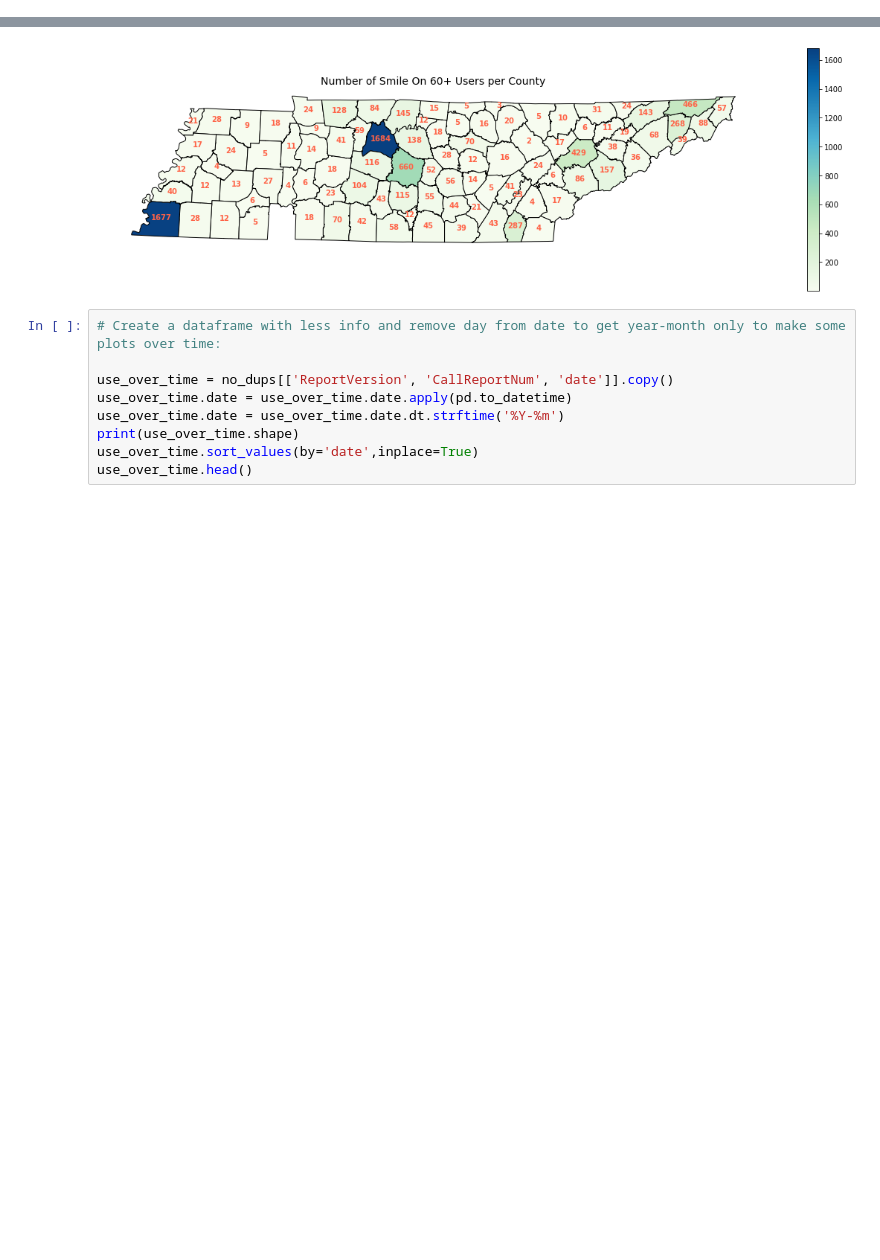
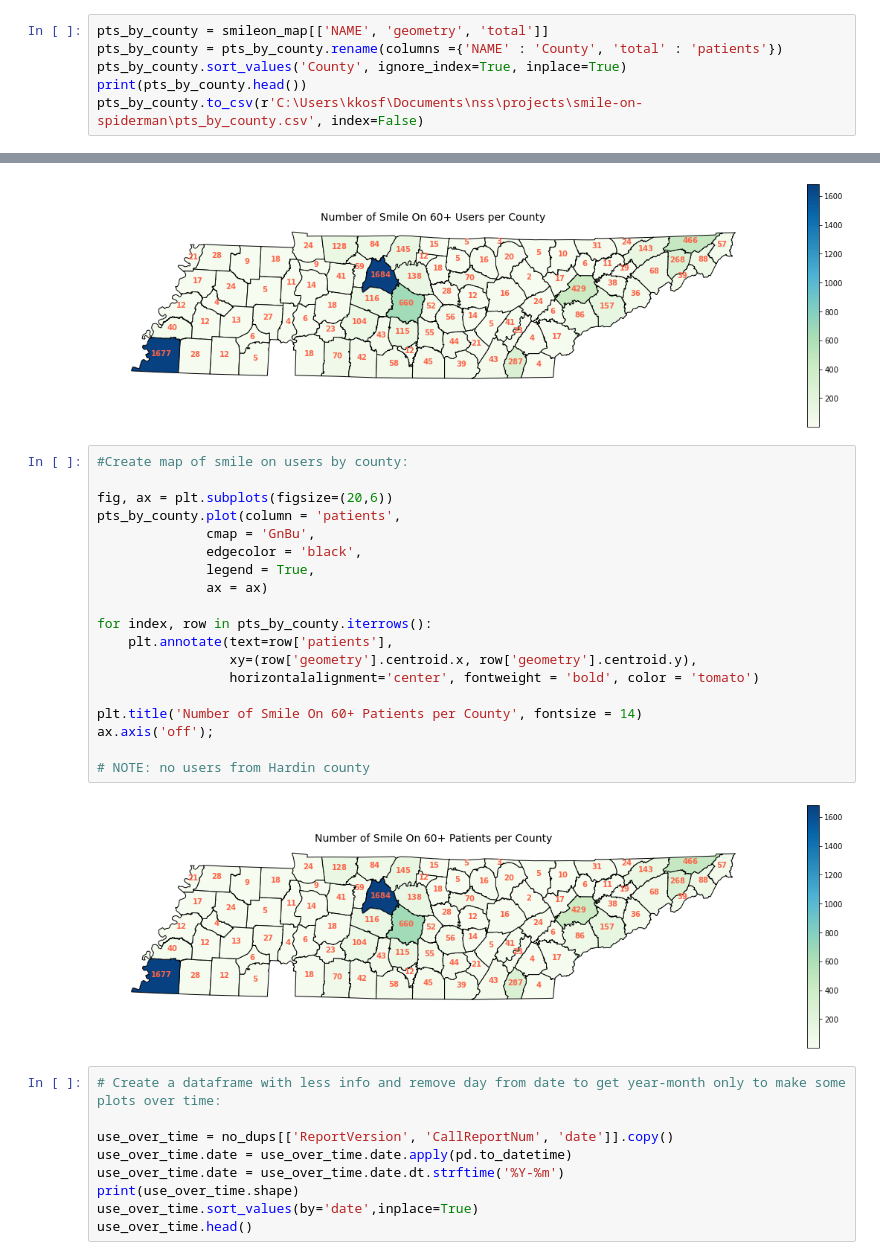
Before and after one commit to bsfcs/smile-on-spiderman, a Jupyter notebook: notebooks/smile_on.ipynb, the cells around one changed output, grey strips where cells are left out. Drawn from its saved outputs; the diff is of its cells as text; blank space fills up the shorter version.

```diff
--- a/notebooks/smile_on.ipynb
+++ b/notebooks/smile_on.ipynb
@@ -523,3 +523,9 @@ smileon_map.head(3)
 | 0 | 76 | Chester | 47023 | 8.049024e+09 | 520461.080124 | POLYGON ((1137985.762 344601.643,... | chester | chester | 6 |
 | 1 | 77 | Wayne | 47181 | 2.050741e+10 | 666520.678598 | POLYGON ((1365052.057 391716.806,... | wayne | wayne | 18 |
 | 2 | 78 | Tipton | 47167 | 1.319125e+10 | 865093.887634 | MULTIPOLYGON (((886814.330 400456... | tipton | tipton | 40 |
+# %%
+pts_by_county = smileon_map[['NAME', 'geometry', 'total']]
+pts_by_county = pts_by_county.rename(columns ={'NAME' : 'County', 'total' : 'patients'})
+pts_by_county.sort_values('County', ignore_index=True, inplace=True)
+print(pts_by_county.head())
+pts_by_county.to_csv(r'C:\Users\kkosf\Documents\nss\projects\smile-on-spiderman\pts_by_county.csv', index=False)
@@ -544,6 +557,27 @@ ax.axis('off');
 # NOTE: no users from Hardin county
 # %% [output]
 [figure]
+# %%
+#Create map of smile on users by county:
+
+fig, ax = plt.subplots(figsize=(20,6))
+pts_by_county.plot(column = 'patients',
+              cmap = 'GnBu',
+              edgecolor = 'black',
+              legend = True,
+              ax = ax)
+
+for index, row in pts_by_county.iterrows():
+    plt.annotate(text=row['patients'],
+                 xy=(row['geometry'].centroid.x, row['geometry'].centroid.y),
+                 horizontalalignment='center', fontweight = 'bold', color = 'tomato')
+
+plt.title('Number of Smile On 60+ Patients per County', fontsize = 14)
+ax.axis('off');
+
+# NOTE: no users from Hardin county
+# %% [output]
+[figure, added]
 # %%
 # Create a dataframe with less info and remove day from date to get year-month only to make some plots over time:
 
```
Also changed, not shown: parts of 6 cells of this notebook, 9 other files.
